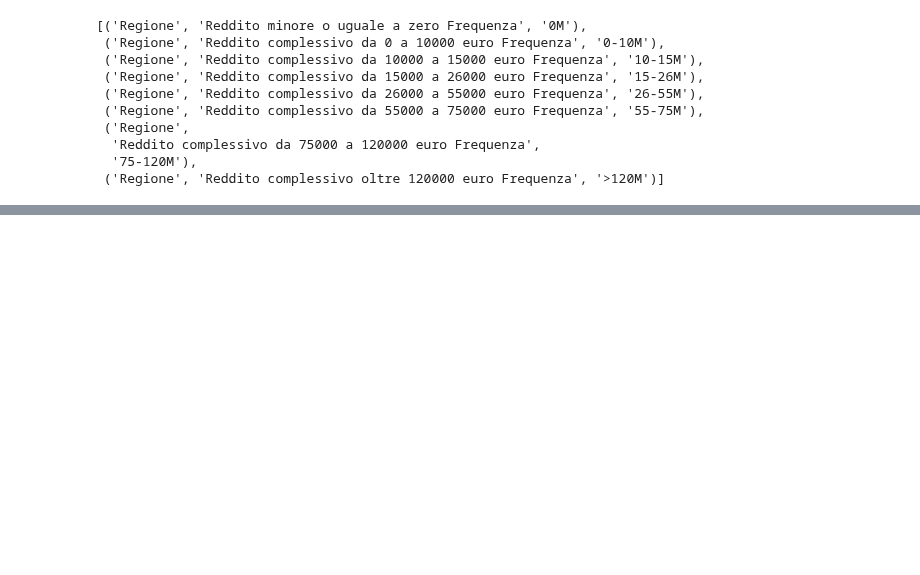
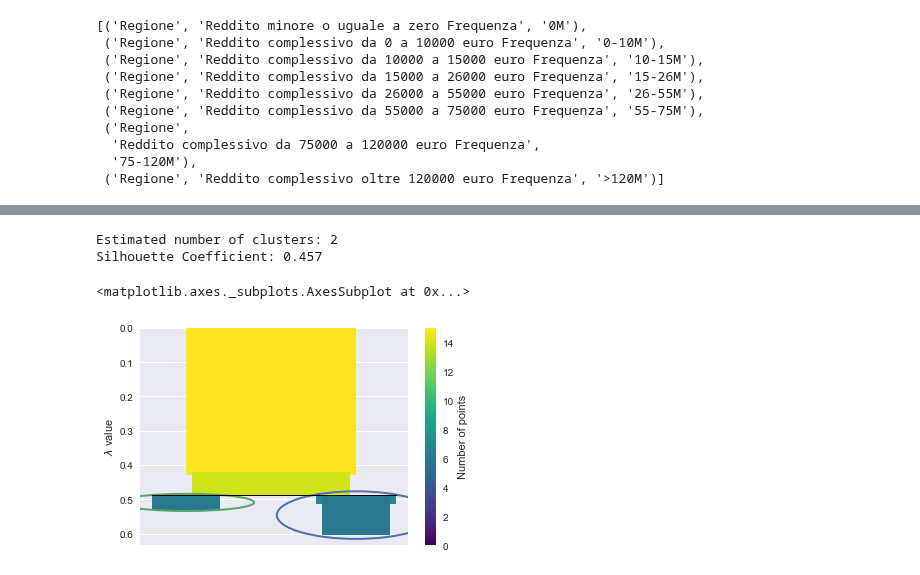
Before and after one commit to teamdigitale/daf-data-science, a Jupyter notebook: opencivitas/analisi riscossione tributiFab.ipynb, the cells around one changed output, grey strips where cells are left out. Cells and saved outputs as stored; diff of their text form; code cells hidden in the pictures; blank space fills up the shorter version.

```diff
--- a/opencivitas/analisi riscossione tributiFab.ipynb
+++ b/opencivitas/analisi riscossione tributiFab.ipynb
@@ -277,3 +322,12 @@ frequenza_redditi_percentuale
+# %%
+df_regione_sum = df.groupby(df.Regione).sum()
+
+df_regione_fattoriFrequenza = df_regione_sum[fattori_frequenza]
+df_regione_totContribuenti = df_regione_sum.tot_contribuenti
+
+frequenza_redditi_percentuale = df_regione_fattoriFrequenza.div(df_regione_totContribuenti, axis='index')
+frequenza_redditi_percentuale = frequenza_redditi_percentuale.reset_index()
+df_regione_totContribuenti = df_regione_totContribuenti.reset_index()
 # %%
 frequenza_reddito_scaglioni
 # %% [output]
@@ -295,2 +355,0 @@ media.get("Reddito complessivo da 0 a 10000 euro Frequenza")
-# %%
-frequenza_redditi_percentuale["Regione"].append(pd.Series(['ITALIA']))
@@ -343,0 +422,8 @@ display(x)
+# %%
+from sklearn import cluster
+import hdbscan
+from sklearn import metrics
+from sklearn.preprocessing import StandardScaler
+
+X_regioni =  frequenza_redditi_percentuale.set_index('Regione')
+X = StandardScaler().fit_transform(X_regioni)
@@ -343,0 +435,20 @@ display(x)
+# %%
+
+model_hdbscan = hdbscan.HDBSCAN(min_samples=2).fit(X)
+#core_samples_mask = np.zeros_like(db.labels_, dtype=bool)
+#core_samples_mask[db.core_sample_indices_] = True
+labels_hdbscan = model_hdbscan.labels_
+
+# Number of clusters in labels, ignoring noise if present.
+n_clusters_ = len(set(labels_hdbscan)) - (1 if -1 in labels_hdbscan else 0)
+
+print('Estimated number of clusters: %d' % n_clusters_)
+print("Silhouette Coefficient: %0.3f" % metrics.silhouette_score(X, labels_hdbscan))
+# %% [output]
+Estimated number of clusters: 2
+Silhouette Coefficient: 0.457
+# %%
+model_hdbscan.condensed_tree_.plot(select_clusters=True,selection_palette=sns.color_palette('deep', 8))
+# %% [output]
+<matplotlib.axes._subplots.AxesSubplot at 0x...>
+[figure, added]
```
Also changed, not shown: parts of 27 cells of this notebook.
